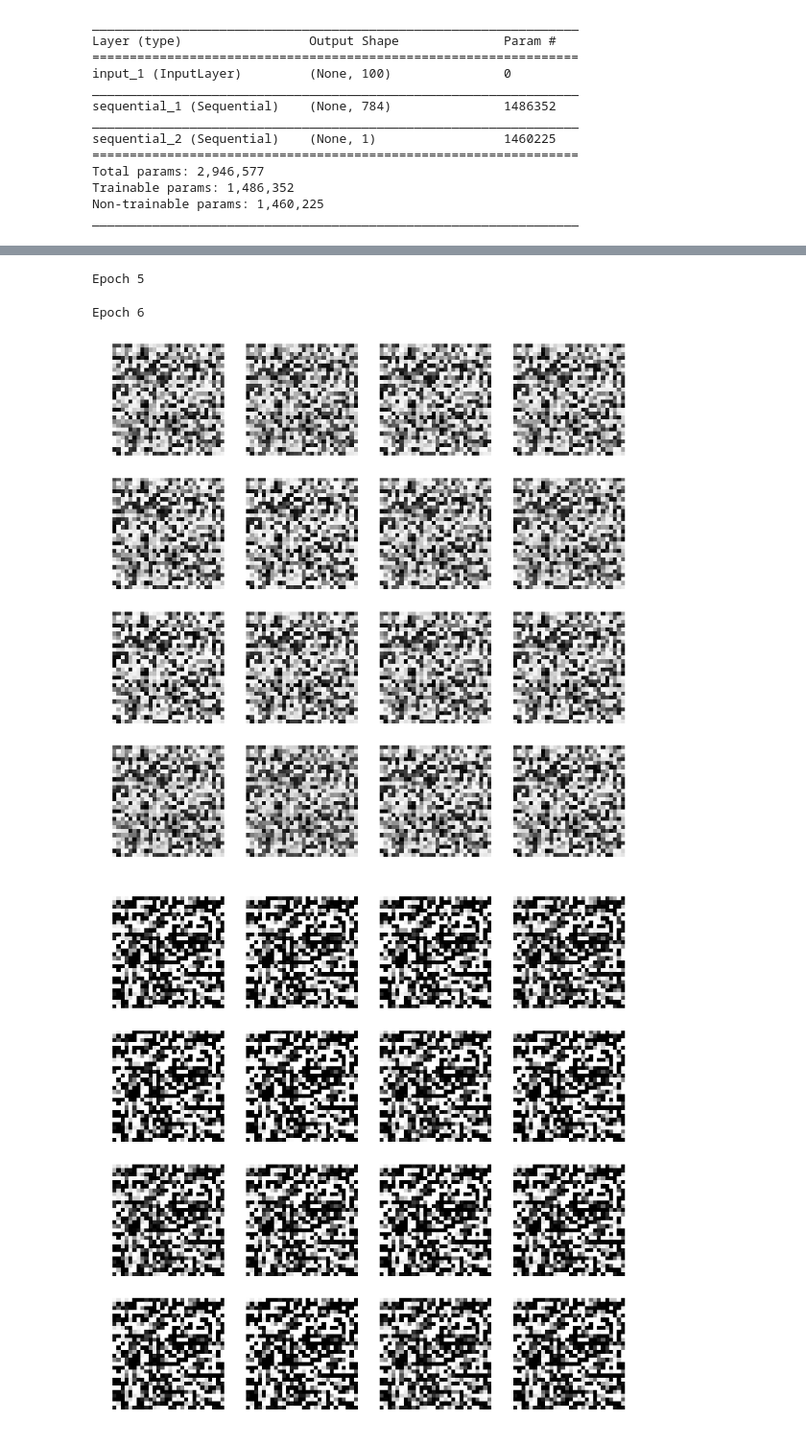
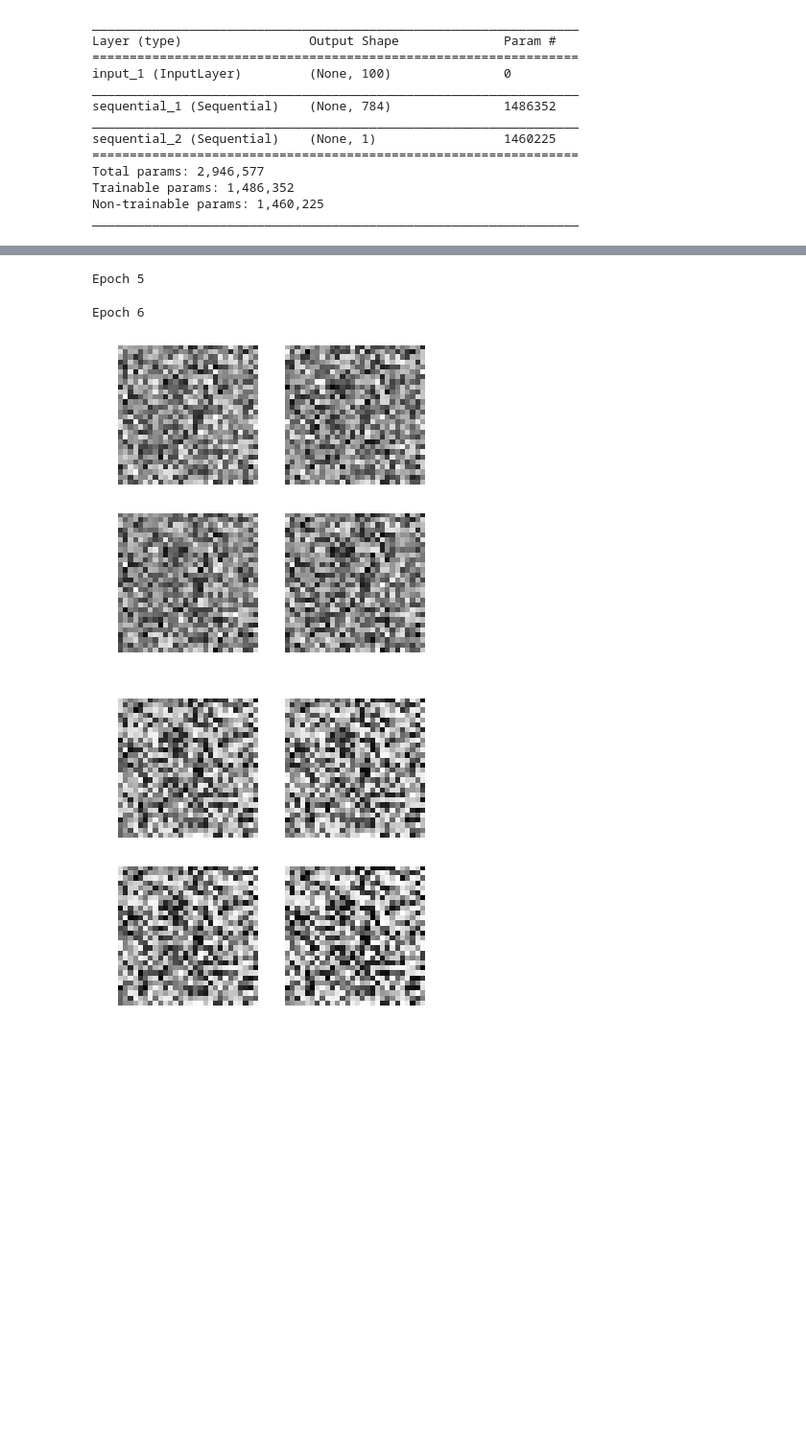
Before and after one commit to jchen8000/MachineLearning, a Jupyter notebook: Generative Adversarial Network/generative_adversarial_network.ipynb, the cells around one changed output, grey strips where cells are left out. Shown at 96% size. Saved outputs shown, nothing was run; the diff lists cells and outputs as text; code cells hidden in the pictures; blank space fills up the shorter version.

```diff
--- a/Generative Adversarial Network/generative_adversarial_network.ipynb
+++ b/Generative Adversarial Network/generative_adversarial_network.ipynb
@@ -136,7 +136,7 @@ Trainable params: 1,486,352
 Non-trainable params: 1,460,225
 _________________________________________________________________
 # %%
-def plot_generated_images(epoch, generator, examples=16, dim=(4,4), figsize=(10,10)):
+def plot_generated_images(epoch, generator, examples=4, dim=(2,2), figsize=(5,5)):
     noise= np.random.normal(loc=0, scale=1, size=[examples, 100])
     generated_images = generator.predict(noise)
     generated_images = generated_images.reshape(examples,28,28)
@@ -199,13 +199,13 @@ def training(epochs=1, batch_size=128):
 
             plot_generated_images(e, generator)
 # %%
-training(6,16)
+training(6,4)
 # %% [output]
 Epoch 1
 Epoch 2
 Epoch 3
 Epoch 4
 Epoch 5
 Epoch 6
-[figure, old version]
+[figure, new version]
-[figure, old version]
+[figure, new version]
```
Also changed, not shown: parts of 1 cell of this notebook.
